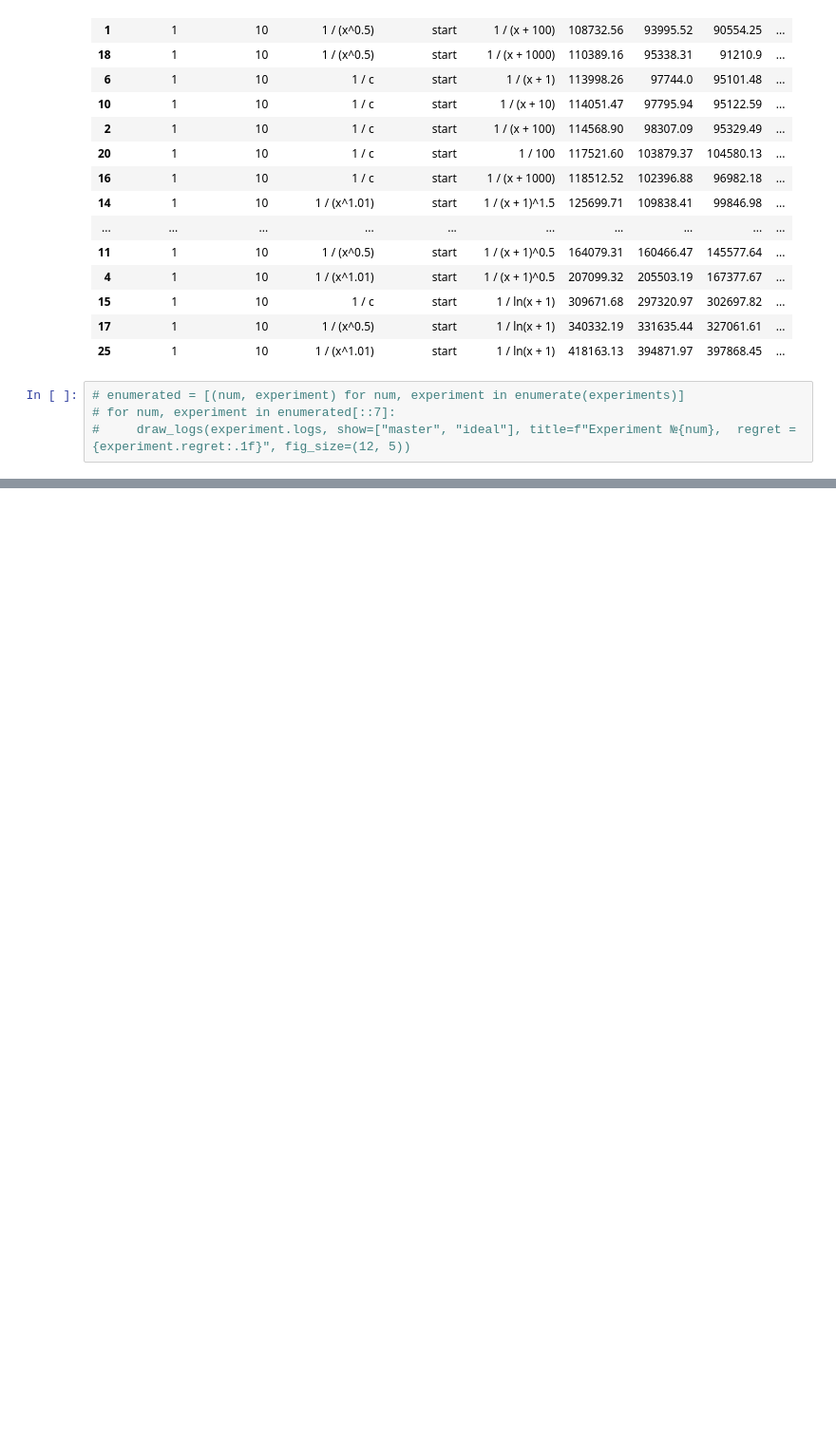
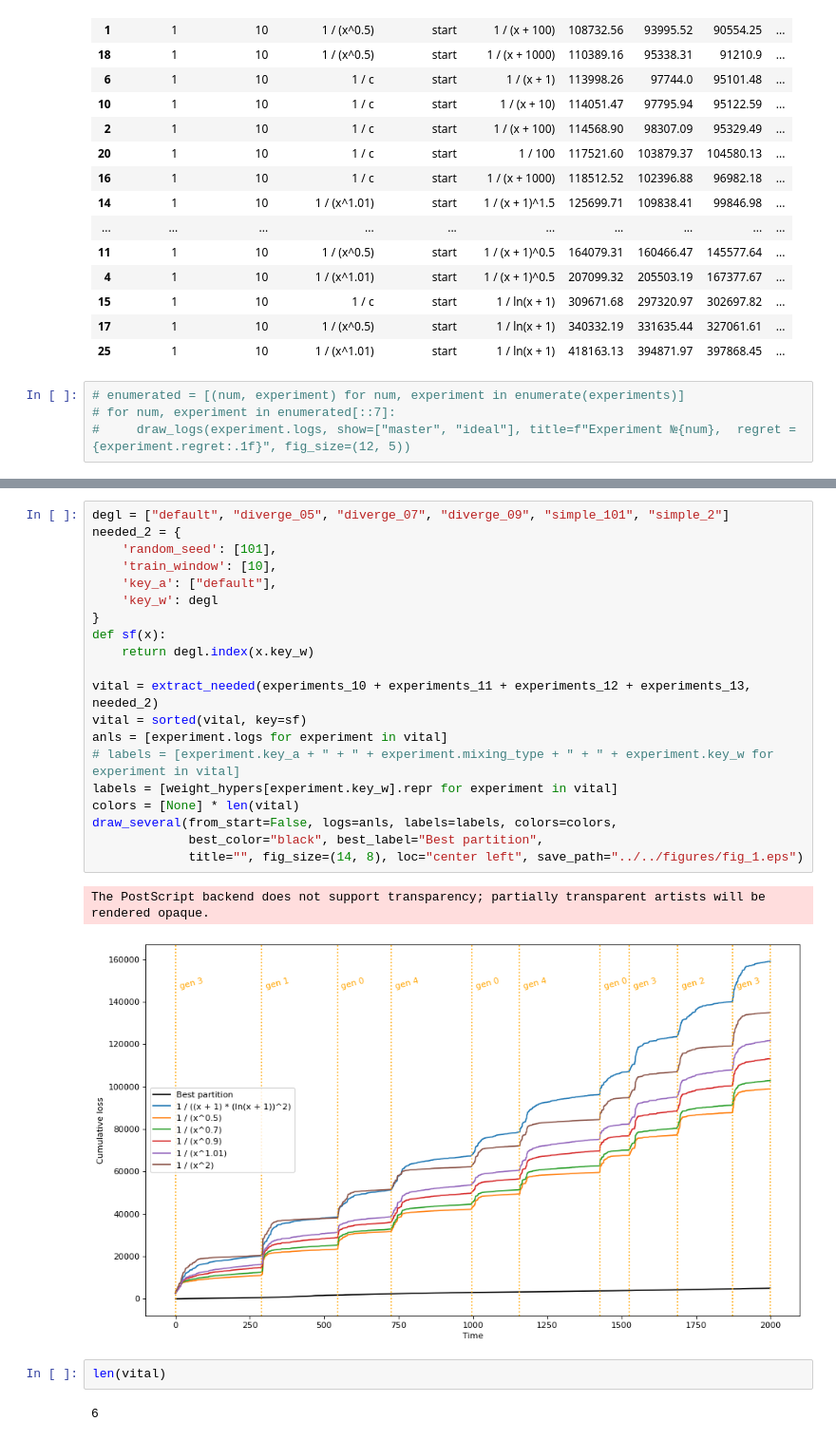
Before and after one commit to intsystems/2024-Project-125, a Jupyter notebook: code/notebooks/experim_vis.ipynb, the cells around one changed output, grey strips where cells are left out. Shown: that part at 95% size. Cells and saved outputs as stored; diff of their text form; blank space fills up the shorter version.

```diff
--- a/code/notebooks/experim_vis.ipynb
+++ b/code/notebooks/experim_vis.ipynb
@@ -117,0 +250,27 @@ draw_several(logs=anls, labels=labels, colors=colors)
+# %%
+degl = ["default", "diverge_05", "diverge_07", "diverge_09", "simple_101", "simple_2"]
+needed_2 = {
+    'random_seed': [101],
+    'train_window': [10],
+    'key_a': ["default"],
+    'key_w': degl
+}
+def sf(x):
+    return degl.index(x.key_w)
+
+vital = extract_needed(experiments_10 + experiments_11 + experiments_12 + experiments_13, needed_2)
+vital = sorted(vital, key=sf)
+anls = [experiment.logs for experiment in vital]
+# labels = [experiment.key_a + " + " + experiment.mixing_type + " + " + experiment.key_w for experiment in vital]
+labels = [weight_hypers[experiment.key_w].repr for experiment in vital]
+colors = [None] * len(vital)
+draw_several(from_start=False, logs=anls, labels=labels, colors=colors,
+             best_color="black", best_label="Best partition",
+             title="", fig_size=(14, 8), loc="center left", save_path="../../figures/fig_1.eps")
+# %% [output]
+The PostScript backend does not support transparency; partially transparent artists will be rendered opaque.
+[figure, added]
+# %%
+len(vital)
+# %% [output]
+6
```
Also changed, not shown: parts of 28 cells of this notebook, 36 other files.
